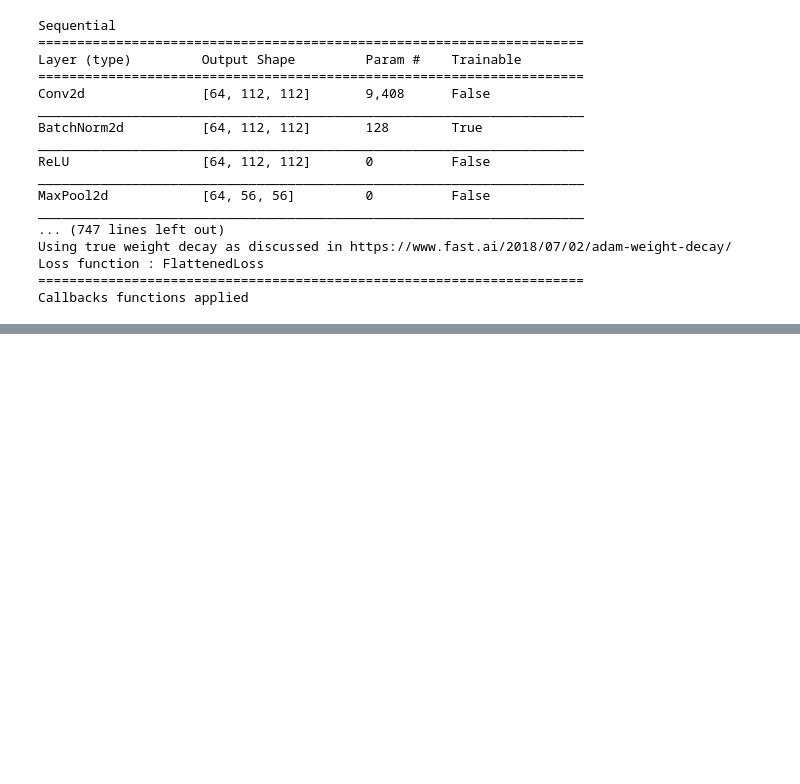
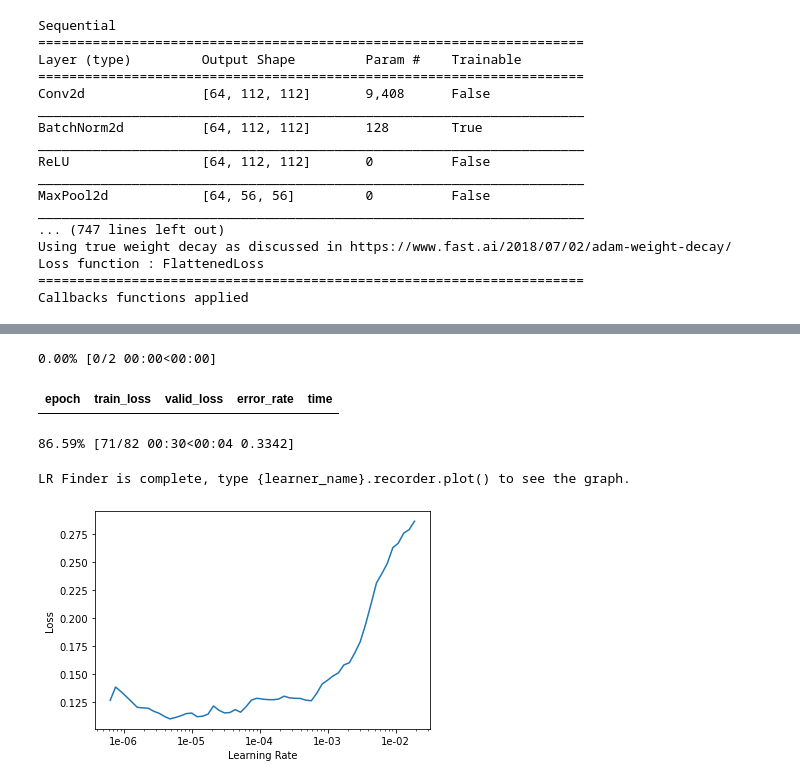
Before and after one commit to UndergraduateArtificialIntelligenceClub/skin_cancer, a Jupyter notebook: skin-cancer-dense_net-fastai.ipynb, the cells around one changed output, grey strips where cells are left out. Saved outputs shown, nothing was run; the diff lists cells and outputs as text; code cells hidden in the pictures; blank space fills up the shorter version.

```diff
--- a/skin-cancer-dense_net-fastai.ipynb
+++ b/skin-cancer-dense_net-fastai.ipynb
@@ -66,0 +73,2 @@ learn.lr_find()
+# %%
+learn.fit_one_cycle(6, 1e-2)
@@ -66,0 +87,9 @@ learn.lr_find()
+# %%
+learn.lr_find()
+learn.recorder.plot()
+# %% [output]
+0.00% [0/2 00:00<00:00]
+| epoch | train_loss | valid_loss | error_rate | time |
+86.59% [71/82 00:30<00:04 0.3342]
+LR Finder is complete, type {learner_name}.recorder.plot() to see the graph.
+[figure, added]
```
Also changed, not shown: parts of 6 cells of this notebook.
